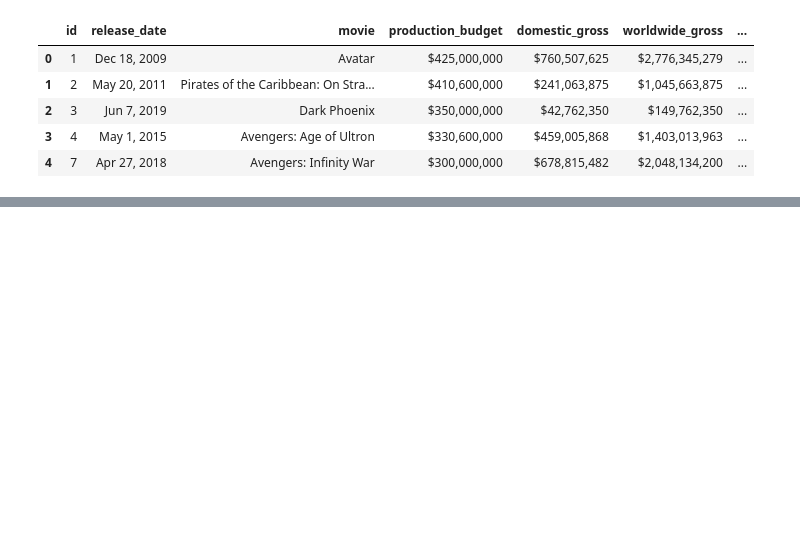
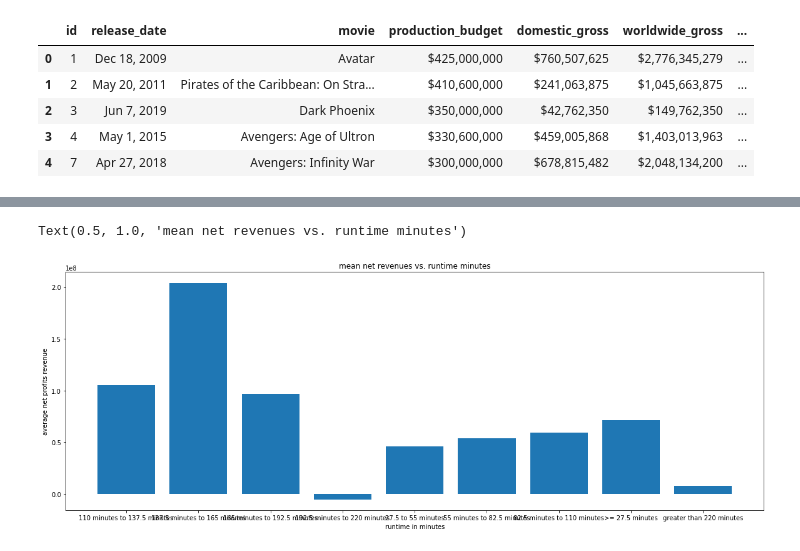
Before and after one commit to anita-camlic/Movie_Studio_Analysis, a Jupyter notebook: Runtime_Recommendation_Analysis_Anita.ipynb, the cells around one changed output, grey strips where cells are left out. Drawn from its saved outputs; the diff is of its cells as text; code cells hidden in the pictures; blank space fills up the shorter version.

```diff
--- a/Runtime_Recommendation_Analysis_Anita.ipynb
+++ b/Runtime_Recommendation_Analysis_Anita.ipynb
@@ -103,0 +183,24 @@ plt.scatter(title_and_revenue_df['runtime_minutes'],title_and_revenue_df['gross_
+# %%
+def length(val):
+    if val <= 27.5:
+        return ">= 27.5 minutes"
+    elif (val > 27.5) and (val <= 55):
+        return "27.5 to 55 minutes"
+    elif(val > 55) and (val <= 82.5):
+        return "55 minutes to 82.5 minutes"
+    elif (val > 82.5) and (val <= 110):
+        return "82.5 minutes to 110 minutes"
+    elif (val > 110) and (val <= 137.5):
+        return "110 minutes to 137.5 minutes"
+    elif (val > 137.5) and (val <= 165):
+        return "137.5 minutes to 165 minutes"
+    elif (val > 165) and (val <= 192.5):
+        return "165 minutes to 192.5 minutes"
+    elif (val > 192.5) and (val <= 220):
+        return "192.5 minutes to 220 minutes"
+    elif (val > 220):
+        return "greater than 220 minutes"
+# %%
+title_and_revenue_df['runtime_minutes_binned'] = title_and_revenue_df['runtime_minutes'].map(length)
+new_df = title_and_revenue_df.groupby(by=['runtime_minutes_binned'],as_index=False).mean()
+new_df
@@ -103,0 +218,10 @@ plt.scatter(title_and_revenue_df['runtime_minutes'],title_and_revenue_df['gross_
+# %%
+#plot these bins
+fig,ax = plt.subplots(figsize = (20,7))
+ax.bar(new_df['runtime_minutes_binned'],new_df['gross_revenue'])
+ax.set_xlabel('runtime in minutes')
+ax.set_ylabel('average net profits revenue')
+ax.set_title('mean net revenues vs. runtime minutes')
+# %% [output]
+Text(0.5, 1.0, 'mean net revenues vs. runtime minutes')
+[figure, added]
```
Also changed, not shown: parts of 31 cells of this notebook, 3 other files.
